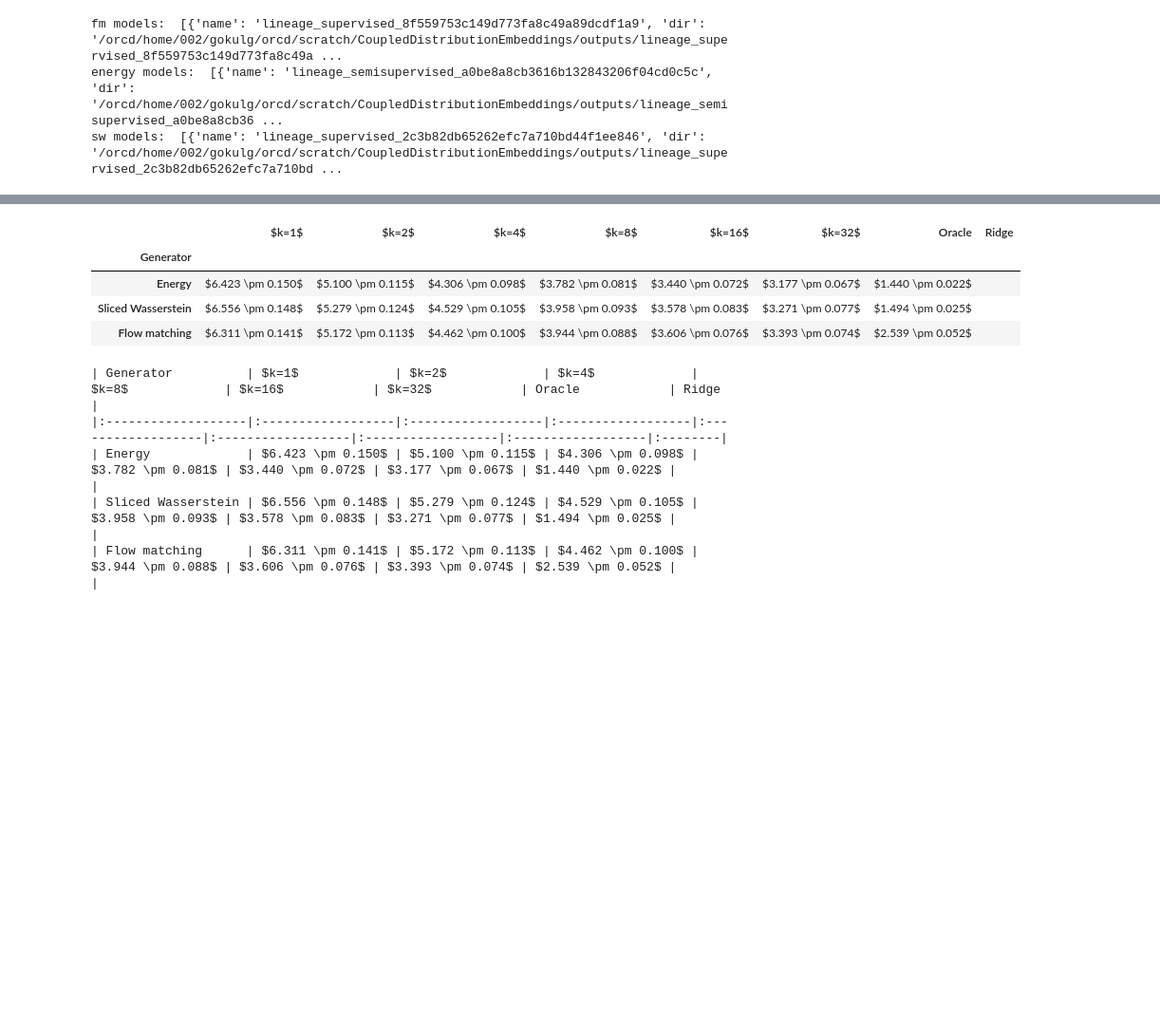
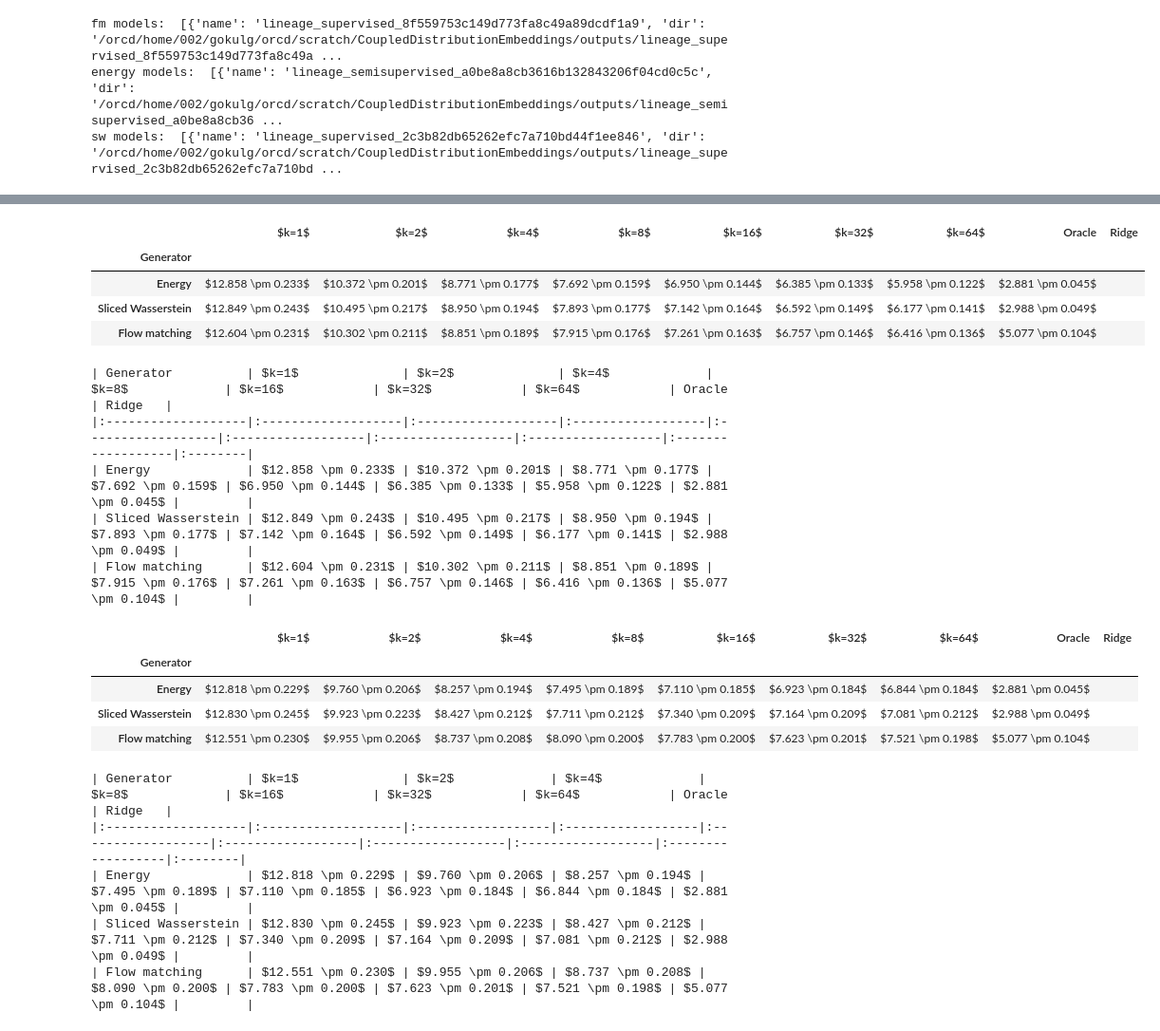
Before and after one commit to njwfish/DistributionConditionedTransport, a Jupyter notebook: notebooks/lt_distributional_regression.ipynb, the cells around one changed output, grey strips where cells are left out. Shown at 95% size. Cells and saved outputs as stored; diff of their text form; code cells hidden in the pictures; blank space fills up the shorter version.

Commit message:
mixture k eval

```diff
--- a/notebooks/lt_distributional_regression.ipynb
+++ b/notebooks/lt_distributional_regression.ipynb
@@ -384,48 +462,59 @@ Sliced Wasserstein: 1.674183 \pm 0.023808
 # %%
 def gen_label(name):
     if 'Flow' in name:
         return 'Flow matching'
     if 'mmd' in name:
         return 'Energy'
     return 'Sliced Wasserstein'
 
 def fmt_mean_sem(t):
     return f"${t[0]:.3f} \\pm {t[1]:.3f}$"
 
-k_values = [1, 2, 4, 8, 16, 32]
+k_values = [1, 2, 4, 8, 16, 32, 64]
 
-rows = []
-for r in all_results:
-    g = gen_label(r['model_name'])
-    row = {'Generator': g}
-    for k in k_values:
-        row[f'$k={k}$'] = fmt_mean_sem(r['semisupervised'][k]['energy'])
-    row['Oracle'] = fmt_mean_sem(r['oracle']['energy'])
-    row['Ridge'] = ''
-    rows.append(row)
+for semisupervised_key in ['semisupervised', 'semisupervised_mixture']:
+    rows = []
+    for r in all_results:
+        g = gen_label(r['model_name'])
+        row = {'Generator': g}
+        for k in k_values:
+            row[f'$k={k}$'] = fmt_mean_sem(r[semisupervised_key][k]['mmd'])
+        row['Oracle'] = fmt_mean_sem(r['oracle']['mmd'])
+        row['Ridge'] = ''
+        rows.append(row)
 
-df = pd.DataFrame(rows)
-gen_order = ['Energy', 'Sliced Wasserstein', 'Flow matching']
-df['Generator'] = pd.Categorical(df['Generator'], categories=gen_order, ordered=True)
-df = df.sort_values('Generator').reset_index(drop=True)
-df_indexed = df.set_index('Generator')
+    df = pd.DataFrame(rows)
+    gen_order = ['Energy', 'Sliced Wasserstein', 'Flow matching']
+    df['Generator'] = pd.Categorical(df['Generator'], categories=gen_order, ordered=True)
+    df = df.sort_values('Generator').reset_index(drop=True)
+    df_indexed = df.set_index('Generator')
 
-display(df_indexed.style.set_table_styles([
-    {'selector': 'th', 'props': [('font-weight', 'bold'), ('text-align', 'center')]},
-    {'selector': 'td', 'props': [('text-align', 'center')]},
-]))
+    display(df_indexed.style.set_table_styles([
+        {'selector': 'th', 'props': [('font-weight', 'bold'), ('text-align', 'center')]},
+        {'selector': 'td', 'props': [('text-align', 'center')]},
+    ]))
 
-# latex
-latex = df_indexed.to_markdown()
-print(latex)
+    # latex
+    latex = df_indexed.to_markdown()
+    print(latex)
 # %% [output]
-|  | $k=1$ | $k=2$ | $k=4$ | $k=8$ | $k=16$ | $k=32$ | Oracle | Ridge |
-| Generator |  |  |  |  |  |  |  |  |
-| Energy | $6.423 \pm 0.150$ | $5.100 \pm 0.115$ | $4.306 \pm 0.098$ | $3.782 \pm 0.081$ | $3.440 \pm 0.072$ | $3.177 \pm 0.067$ | $1.440 \pm 0.022$ |  |
-| Sliced Wasserstein | $6.556 \pm 0.148$ | $5.279 \pm 0.124$ | $4.529 \pm 0.105$ | $3.958 \pm 0.093$ | $3.578 \pm 0.083$ | $3.271 \pm 0.077$ | $1.494 \pm 0.025$ |  |
-| Flow matching | $6.311 \pm 0.141$ | $5.172 \pm 0.113$ | $4.462 \pm 0.100$ | $3.944 \pm 0.088$ | $3.606 \pm 0.076$ | $3.393 \pm 0.074$ | $2.539 \pm 0.052$ |  |
+|  | $k=1$ | $k=2$ | $k=4$ | $k=8$ | $k=16$ | $k=32$ | $k=64$ | Oracle | Ridge |
+| Generator |  |  |  |  |  |  |  |  |  |
+| Energy | $12.858 \pm 0.233$ | $10.372 \pm 0.201$ | $8.771 \pm 0.177$ | $7.692 \pm 0.159$ | $6.950 \pm 0.144$ | $6.385 \pm 0.133$ | $5.958 \pm 0.122$ | $2.881 \pm 0.045$ |  |
+| Sliced Wasserstein | $12.849 \pm 0.243$ | $10.495 \pm 0.217$ | $8.950 \pm 0.194$ | $7.893 \pm 0.177$ | $7.142 \pm 0.164$ | $6.592 \pm 0.149$ | $6.177 \pm 0.141$ | $2.988 \pm 0.049$ |  |
+| Flow matching | $12.604 \pm 0.231$ | $10.302 \pm 0.211$ | $8.851 \pm 0.189$ | $7.915 \pm 0.176$ | $7.261 \pm 0.163$ | $6.757 \pm 0.146$ | $6.416 \pm 0.136$ | $5.077 \pm 0.104$ |  |
-| Generator          | $k=1$             | $k=2$             | $k=4$             | $k=8$             | $k=16$            | $k=32$            | Oracle            | Ridge   |
-|:-------------------|:------------------|:------------------|:------------------|:------------------|:------------------|:------------------|:------------------|:--------|
-| Energy             | $6.423 \pm 0.150$ | $5.100 \pm 0.115$ | $4.306 \pm 0.098$ | $3.782 \pm 0.081$ | $3.440 \pm 0.072$ | $3.177 \pm 0.067$ | $1.440 \pm 0.022$ |         |
-| Sliced Wasserstein | $6.556 \pm 0.148$ | $5.279 \pm 0.124$ | $4.529 \pm 0.105$ | $3.958 \pm 0.093$ | $3.578 \pm 0.083$ | $3.271 \pm 0.077$ | $1.494 \pm 0.025$ |         |
-| Flow matching      | $6.311 \pm 0.141$ | $5.172 \pm 0.113$ | $4.462 \pm 0.100$ | $3.944 \pm 0.088$ | $3.606 \pm 0.076$ | $3.393 \pm 0.074$ | $2.539 \pm 0.052$ |         |
+| Generator          | $k=1$              | $k=2$              | $k=4$             | $k=8$             | $k=16$            | $k=32$            | $k=64$            | Oracle            | Ridge   |
+|:-------------------|:-------------------|:-------------------|:------------------|:------------------|:------------------|:------------------|:------------------|:------------------|:--------|
+| Energy             | $12.858 \pm 0.233$ | $10.372 \pm 0.201$ | $8.771 \pm 0.177$ | $7.692 \pm 0.159$ | $6.950 \pm 0.144$ | $6.385 \pm 0.133$ | $5.958 \pm 0.122$ | $2.881 \pm 0.045$ |         |
+| Sliced Wasserstein | $12.849 \pm 0.243$ | $10.495 \pm 0.217$ | $8.950 \pm 0.194$ | $7.893 \pm 0.177$ | $7.142 \pm 0.164$ | $6.592 \pm 0.149$ | $6.177 \pm 0.141$ | $2.988 \pm 0.049$ |         |
+| Flow matching      | $12.604 \pm 0.231$ | $10.302 \pm 0.211$ | $8.851 \pm 0.189$ | $7.915 \pm 0.176$ | $7.261 \pm 0.163$ | $6.757 \pm 0.146$ | $6.416 \pm 0.136$ | $5.077 \pm 0.104$ |         |
+|  | $k=1$ | $k=2$ | $k=4$ | $k=8$ | $k=16$ | $k=32$ | $k=64$ | Oracle | Ridge |
+| Generator |  |  |  |  |  |  |  |  |  |
+| Energy | $12.818 \pm 0.229$ | $9.760 \pm 0.206$ | $8.257 \pm 0.194$ | $7.495 \pm 0.189$ | $7.110 \pm 0.185$ | $6.923 \pm 0.184$ | $6.844 \pm 0.184$ | $2.881 \pm 0.045$ |  |
+| Sliced Wasserstein | $12.830 \pm 0.245$ | $9.923 \pm 0.223$ | $8.427 \pm 0.212$ | $7.711 \pm 0.212$ | $7.340 \pm 0.209$ | $7.164 \pm 0.209$ | $7.081 \pm 0.212$ | $2.988 \pm 0.049$ |  |
+| Flow matching | $12.551 \pm 0.230$ | $9.955 \pm 0.206$ | $8.737 \pm 0.208$ | $8.090 \pm 0.200$ | $7.783 \pm 0.200$ | $7.623 \pm 0.201$ | $7.521 \pm 0.198$ | $5.077 \pm 0.104$ |  |
+| Generator          | $k=1$              | $k=2$             | $k=4$             | $k=8$             | $k=16$            | $k=32$            | $k=64$            | Oracle            | Ridge   |
+|:-------------------|:-------------------|:------------------|:------------------|:------------------|:------------------|:------------------|:------------------|:------------------|:--------|
+| Energy             | $12.818 \pm 0.229$ | $9.760 \pm 0.206$ | $8.257 \pm 0.194$ | $7.495 \pm 0.189$ | $7.110 \pm 0.185$ | $6.923 \pm 0.184$ | $6.844 \pm 0.184$ | $2.881 \pm 0.045$ |         |
+| Sliced Wasserstein | $12.830 \pm 0.245$ | $9.923 \pm 0.223$ | $8.427 \pm 0.212$ | $7.711 \pm 0.212$ | $7.340 \pm 0.209$ | $7.164 \pm 0.209$ | $7.081 \pm 0.212$ | $2.988 \pm 0.049$ |         |
+| Flow matching      | $12.551 \pm 0.230$ | $9.955 \pm 0.206$ | $8.737 \pm 0.208$ | $8.090 \pm 0.200$ | $7.783 \pm 0.200$ | $7.623 \pm 0.201$ | $7.521 \pm 0.198$ | $5.077 \pm 0.104$ |         |
```
Also changed, not shown: parts of 1 cell of this notebook.
